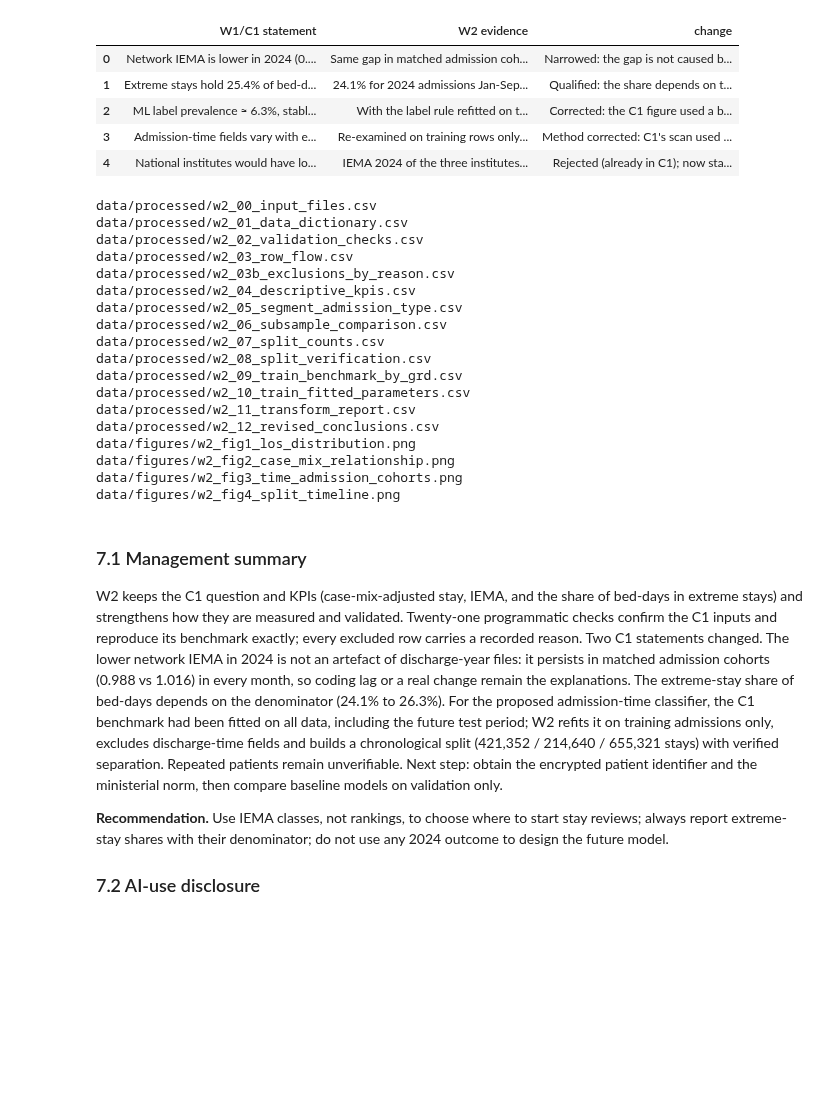
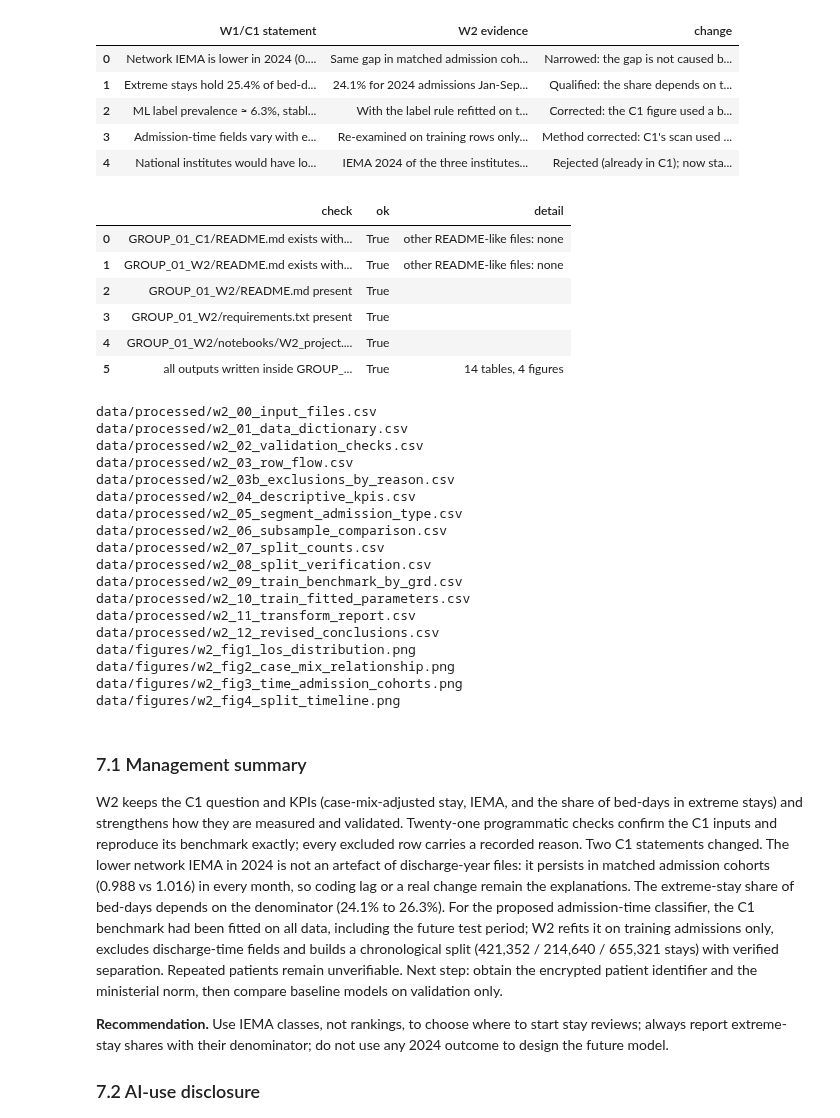
Before and after one commit to Tobal2806/BI_Proyect, a Jupyter notebook: GROUP_01_W2/notebooks/W2_project.ipynb, the cells around one changed output. Drawn from its saved outputs; the diff is of its cells as text; code cells hidden in the pictures; blank space fills up the shorter version.

Commit message:
W2: incorporate official C1 feedback (README naming, path and packaging checks)

```diff
--- a/GROUP_01_W2/notebooks/W2_project.ipynb
+++ b/GROUP_01_W2/notebooks/W2_project.ipynb
@@ -950,27 +960,46 @@ REV.to_csv(OUT/"w2_12_revised_conclusions.csv", index=False); REV
 | 2 | ML label prevalence ≈ 6.3%, stabl... | With the label rule refitted on t... | Corrected: the C1 figure used a b... |
 | 3 | Admission-time fields vary with e... | Re-examined on training rows only... | Method corrected: C1's scan used ... |
 | 4 | National institutes would have lo... | IEMA 2024 of the three institutes... | Rejected (already in C1); now sta... |
-# %%
-for p in sorted(OUT.glob("w2_*")) + sorted(FIG.glob("w2_*")): print(p.relative_to(BASE))
-# %% [output]
-data/processed/w2_00_input_files.csv
-data/processed/w2_01_data_dictionary.csv
-data/processed/w2_02_validation_checks.csv
-data/processed/w2_03_row_flow.csv
-data/processed/w2_03b_exclusions_by_reason.csv
-data/processed/w2_04_descriptive_kpis.csv
-data/processed/w2_05_segment_admission_type.csv
-data/processed/w2_06_subsample_comparison.csv
-data/processed/w2_07_split_counts.csv
-data/processed/w2_08_split_verification.csv
-data/processed/w2_09_train_benchmark_by_grd.csv
-data/processed/w2_10_train_fitted_parameters.csv
-data/processed/w2_11_transform_report.csv
-data/processed/w2_12_revised_conclusions.csv
-data/figures/w2_fig1_los_distribution.png
-data/figures/w2_fig2_case_mix_relationship.png
-data/figures/w2_fig3_time_admission_cohorts.png
-data/figures/w2_fig4_split_timeline.png
+# %%
+# Packaging check (C1 feedback: README named incorrectly; paths and packaging)
+pk = []
+for stage in ("GROUP_01_C1", "GROUP_01_W2"):
+    misnamed = [p.name for p in (REPO/stage).glob("README*") if p.name != "README.md"]
+    pk.append({"check": f"{stage}/README.md exists with the exact name", "ok": (REPO/stage/"README.md").exists() and not misnamed,
+               "detail": f"other README-like files: {misnamed or 'none'}"})
+for f in ["README.md", "requirements.txt", "notebooks/W2_project.ipynb"]:
+    pk.append({"check": f"GROUP_01_W2/{f} present", "ok": (BASE/f).exists(), "detail": ""})
+pk.append({"check": "all outputs written inside GROUP_01_W2/data", "ok": all(BASE in p.parents for p in list(OUT.glob("w2_*")) + list(FIG.glob("w2_*"))),
+           "detail": f"{len(list(OUT.glob('w2_*')))} tables, {len(list(FIG.glob('w2_*')))} figures"})
+pk = pd.DataFrame(pk); display(pk)
+assert pk.ok.all(), "packaging check failed"
+for p in sorted(OUT.glob("w2_*")) + sorted(FIG.glob("w2_*")): print(p.relative_to(BASE))
+# %% [output]
+|  | check | ok | detail |
+| 0 | GROUP_01_C1/README.md exists with... | True | other README-like files: none |
+| 1 | GROUP_01_W2/README.md exists with... | True | other README-like files: none |
+| 2 | GROUP_01_W2/README.md present | True |  |
+| 3 | GROUP_01_W2/requirements.txt present | True |  |
+| 4 | GROUP_01_W2/notebooks/W2_project.... | True |  |
+| 5 | all outputs written inside GROUP_... | True | 14 tables, 4 figures |
+data/processed/w2_00_input_files.csv
+data/processed/w2_01_data_dictionary.csv
+data/processed/w2_02_validation_checks.csv
+data/processed/w2_03_row_flow.csv
+data/processed/w2_03b_exclusions_by_reason.csv
+data/processed/w2_04_descriptive_kpis.csv
+data/processed/w2_05_segment_admission_type.csv
+data/processed/w2_06_subsample_comparison.csv
+data/processed/w2_07_split_counts.csv
+data/processed/w2_08_split_verification.csv
+data/processed/w2_09_train_benchmark_by_grd.csv
+data/processed/w2_10_train_fitted_parameters.csv
+data/processed/w2_11_transform_report.csv
+data/processed/w2_12_revised_conclusions.csv
+data/figures/w2_fig1_los_distribution.png
+data/figures/w2_fig2_case_mix_relationship.png
+data/figures/w2_fig3_time_admission_cohorts.png
+data/figures/w2_fig4_split_timeline.png
 # %% [markdown]
 ### 7.1 Management summary
 
```
Also changed, not shown: parts of 2 cells of this notebook, 1 other file.
